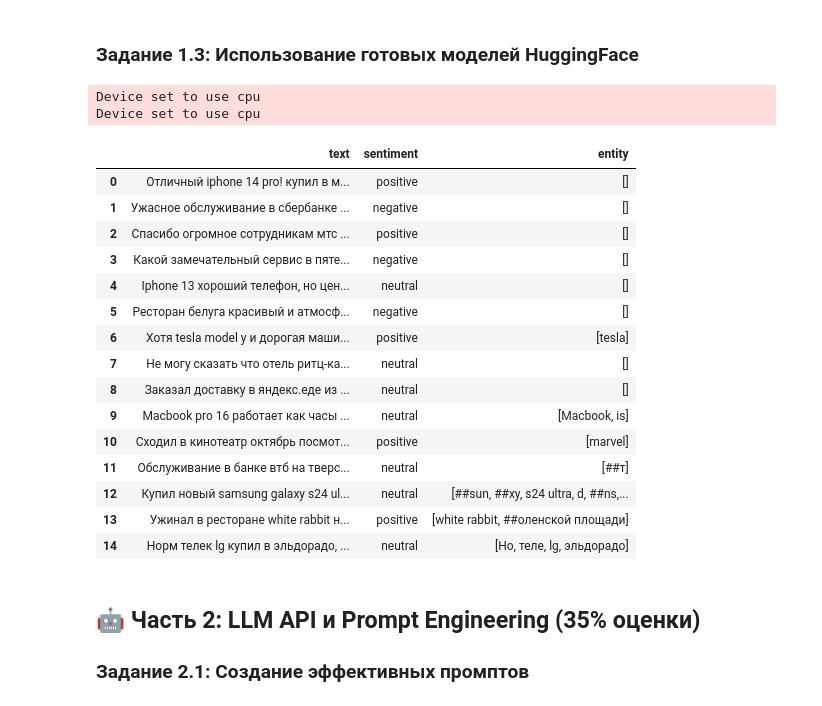
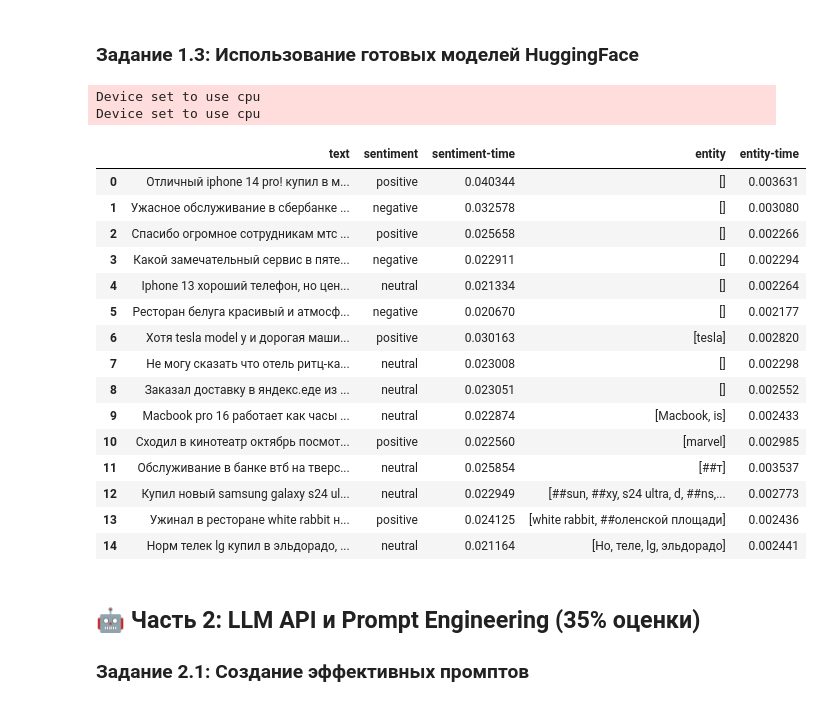
Before and after one commit to dmitryplus/otus_llm_develop_dz, a Jupyter notebook: hw2.ipynb, the cells around one changed output. Drawn from its saved outputs; the diff is of its cells as text; code cells hidden in the pictures.

```diff
--- a/hw2.ipynb
+++ b/hw2.ipynb
@@ -196,6 +196,10 @@ print(f"Средняя длина после очистки: {df['cleaned_text']
 ### Задание 1.3: Использование готовых моделей HuggingFace
 # %%
 from transformers import AutoTokenizer, AutoModelForTokenClassification, pipeline
+
+
+import time
+
 
 # TODO: Загрузите готовые модели HuggingFace для анализа тональности и NER
 # Исследуйте HuggingFace Hub и найдите подходящие русскоязычные модели для:
@@ -252,54 +256,70 @@ def analyze_with_huggingface(texts: List[str]) -> List[Dict]:
 
     label_mapping = {
         "POSITIVE": "positive",
         "NEGATIVE": "negative",
         "NEUTRAL": "neutral"
     }
 
     output = []
 
     for text in texts:
 
+
+        start_time = time.time()
+
         result = sentiment_model(text)
 
         if result and len(result[0]) > 0:
             best_sentiment = max(result[0], key=lambda x: x["score"])
 
             sentiment = label_mapping.get(best_sentiment["label"].upper(), best_sentiment["label"].lower())
 
-            ner_entity = ner_pipeline(text)
-            entity = []
+            sentiment_processing_time = time.time() - start_time
 
-            for ner in ner_entity:
-                entity.append(ner['word'])
 
-            output.append({'text': text, 'sentiment': sentiment, 'entity': entity})
+        start_time = time.time()
+
+        ner_entity = ner_pipeline(text)
+        entity = []
+
+        for ner in ner_entity:
+            entity.append(ner['word'])
+
+        ner_processing_time = time.time() - start_time
+
+        output.append({
+            'text': text,
+            'sentiment': sentiment,
+            'sentiment_time': sentiment_processing_time,
+            'entity': entity,
+            'entity_time': ner_processing_time
+        })
 
     return output
 
 
 df_hugg = pd.DataFrame(analyze_with_huggingface(df["cleaned_text"]))
 
 display(df_hugg)
 # %% [output]
 Device set to use cpu
 Device set to use cpu
-|  | text | sentiment | entity |
-| 0 | Отличный iphone 14 pro! купил в м... | positive | [] |
-| 1 | Ужасное обслуживание в сбербанке ... | negative | [] |
-| 2 | Спасибо огромное сотрудникам мтс ... | positive | [] |
-| 3 | Какой замечательный сервис в пяте... | negative | [] |
-| 4 | Iphone 13 хороший телефон, но цен... | neutral | [] |
-| 5 | Ресторан белуга красивый и атмосф... | negative | [] |
-| 6 | Хотя tesla model y и дорогая маши... | positive | [tesla] |
-| 7 | Не могу сказать что отель ритц-ка... | neutral | [] |
-| 8 | Заказал доставку в яндекс.еде из ... | neutral | [] |
-| 9 | Macbook pro 16 работает как часы ... | neutral | [Macbook, is] |
-| 10 | Сходил в кинотеатр октябрь посмот... | positive | [marvel] |
-| 11 | Обслуживание в банке втб на тверс... | neutral | [##т] |
-| 12 | Купил новый samsung galaxy s24 ul... | neutral | [##sun, ##xy, s24 ultra, d, ##ns,... |
-| 13 | Ужинал в ресторане white rabbit н... | positive | [white rabbit, ##оленской площади] |
-| 14 | Норм телек lg купил в эльдорадо, ... | neutral | [Но, теле, lg, эльдорадо] |
+|  | text | sentiment | sentiment-time | entity | entity-time |
+| 0 | Отличный iphone 14 pro! купил в м... | positive | 0.040344 | [] | 0.003631 |
+| 1 | Ужасное обслуживание в сбербанке ... | negative | 0.032578 | [] | 0.003080 |
+| 2 | Спасибо огромное сотрудникам мтс ... | positive | 0.025658 | [] | 0.002266 |
+| 3 | Какой замечательный сервис в пяте... | negative | 0.022911 | [] | 0.002294 |
+| 4 | Iphone 13 хороший телефон, но цен... | neutral | 0.021334 | [] | 0.002264 |
+| 5 | Ресторан белуга красивый и атмосф... | negative | 0.020670 | [] | 0.002177 |
+| 6 | Хотя tesla model y и дорогая маши... | positive | 0.030163 | [tesla] | 0.002820 |
+| 7 | Не могу сказать что отель ритц-ка... | neutral | 0.023008 | [] | 0.002298 |
+| 8 | Заказал доставку в яндекс.еде из ... | neutral | 0.023051 | [] | 0.002552 |
+| 9 | Macbook pro 16 работает как часы ... | neutral | 0.022874 | [Macbook, is] | 0.002433 |
+| 10 | Сходил в кинотеатр октябрь посмот... | positive | 0.022560 | [marvel] | 0.002985 |
+| 11 | Обслуживание в банке втб на тверс... | neutral | 0.025854 | [##т] | 0.003537 |
+| 12 | Купил новый samsung galaxy s24 ul... | neutral | 0.022949 | [##sun, ##xy, s24 ultra, d, ##ns,... | 0.002773 |
+| 13 | Ужинал в ресторане white rabbit н... | positive | 0.024125 | [white rabbit, ##оленской площади] | 0.002436 |
+| 14 | Норм телек lg купил в эльдорадо, ... | neutral | 0.021164 | [Но, теле, lg, эльдорадо] | 0.002441 |
 # %% [markdown]
 ## 🤖 Часть 2: LLM API и Prompt Engineering (35% оценки)
 
```
Also changed, not shown: parts of 6 cells of this notebook.
